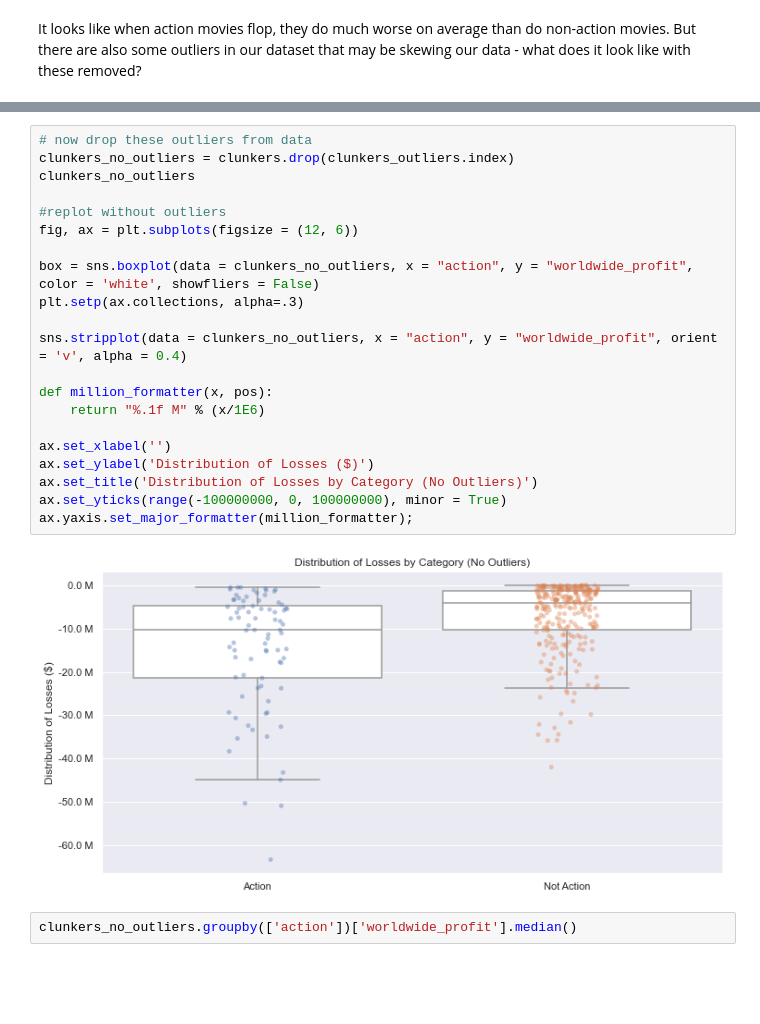
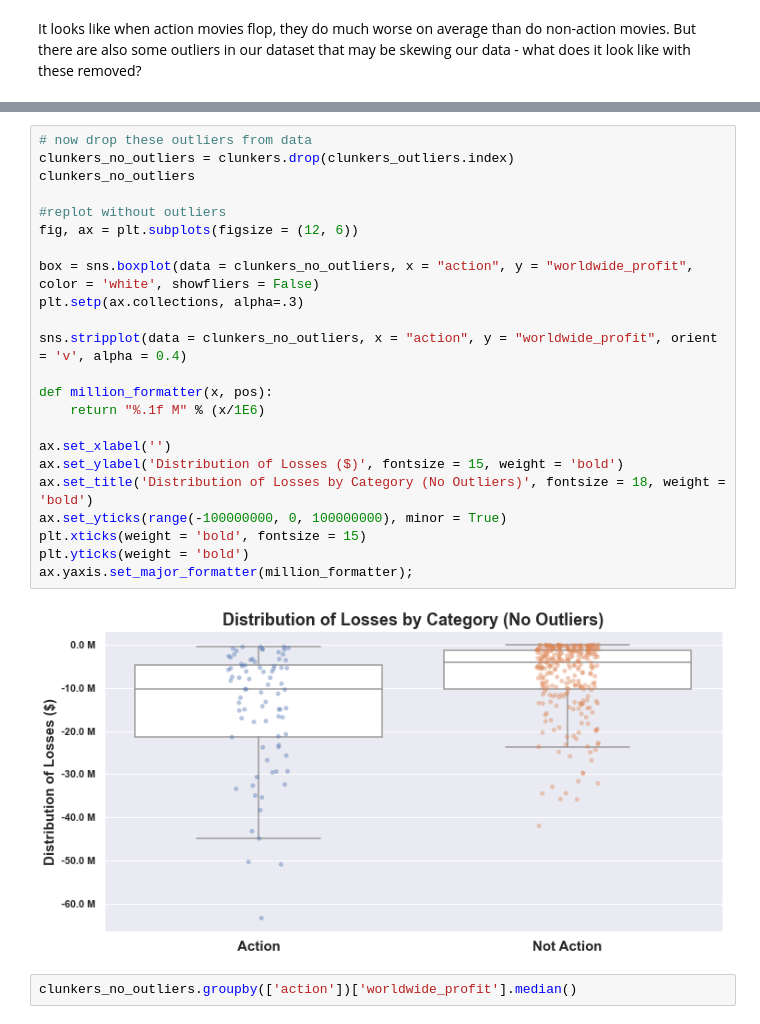
Before and after one commit to emgerber88/Microsoft-Movie-Recommendations, a Jupyter notebook: Phase_1_Project_Scratch_Work.ipynb, the cells around one changed output, grey strips where cells are left out. Drawn from its saved outputs; the diff is of its cells as text; blank space fills up the shorter version.

```diff
--- a/Phase_1_Project_Scratch_Work.ipynb
+++ b/Phase_1_Project_Scratch_Work.ipynb
@@ -651,26 +652,28 @@ clunkers_outliers
 # %%
 # now drop these outliers from data
 clunkers_no_outliers = clunkers.drop(clunkers_outliers.index)
 clunkers_no_outliers
 
 #replot without outliers
 fig, ax = plt.subplots(figsize = (12, 6))
 
 box = sns.boxplot(data = clunkers_no_outliers, x = "action", y = "worldwide_profit", color = 'white', showfliers = False)
 plt.setp(ax.collections, alpha=.3)
 
 sns.stripplot(data = clunkers_no_outliers, x = "action", y = "worldwide_profit", orient = 'v', alpha = 0.4)
 
 def million_formatter(x, pos):
     return "%.1f M" % (x/1E6)
 
 ax.set_xlabel('')
-ax.set_ylabel('Distribution of Losses ($)')
-ax.set_title('Distribution of Losses by Category (No Outliers)')
+ax.set_ylabel('Distribution of Losses ($)', fontsize = 15, weight = 'bold')
+ax.set_title('Distribution of Losses by Category (No Outliers)', fontsize = 18, weight = 'bold')
 ax.set_yticks(range(-100000000, 0, 100000000), minor = True)
+plt.xticks(weight = 'bold', fontsize = 15)
+plt.yticks(weight = 'bold')
 ax.yaxis.set_major_formatter(million_formatter);
 # %% [output]
-[figure, old version]
+[figure, new version]
 # %%
 clunkers_no_outliers.groupby(['action'])['worldwide_profit'].median()
 # %% [output]
```
Also changed, not shown: parts of 8 cells of this notebook, 6 other files.
